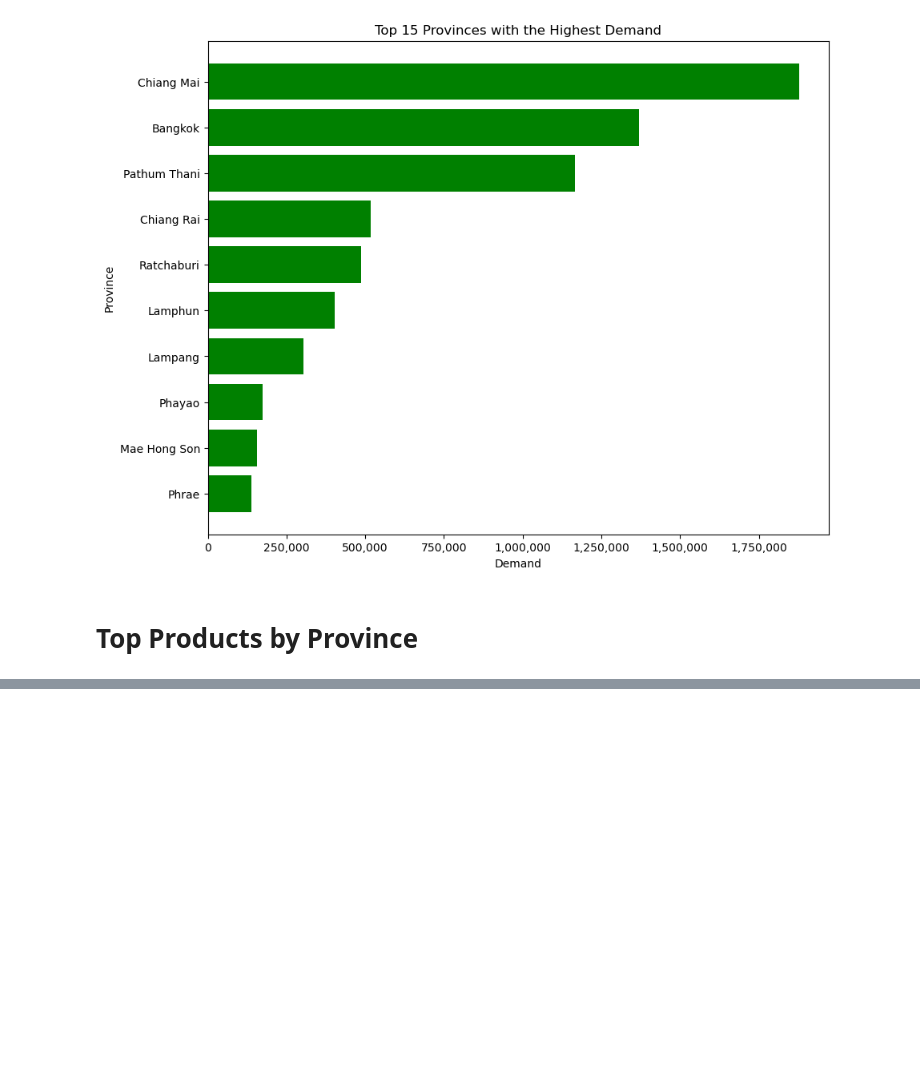
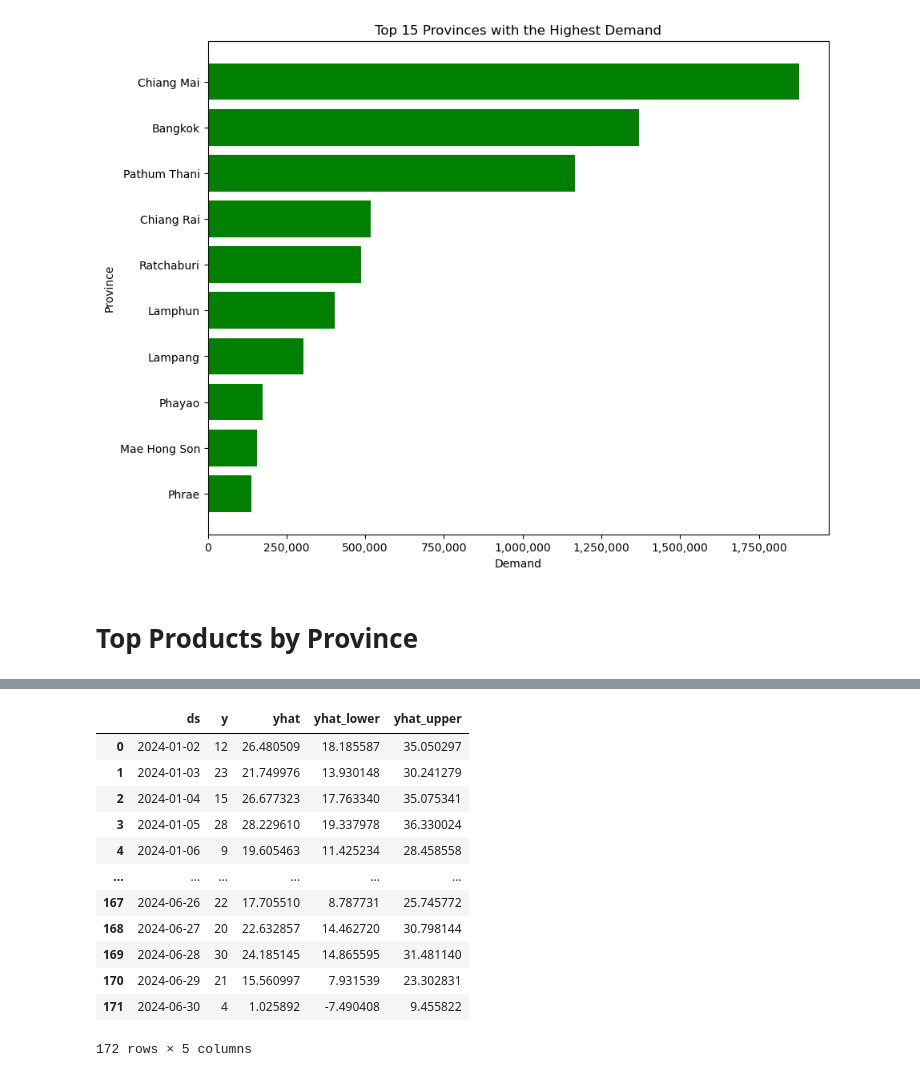
Before and after one commit to sebsvt/data-science-cmu-contest-2024, a Jupyter notebook: data-analysis/analysis-data.ipynb, the cells around one changed output, grey strips where cells are left out. Saved outputs shown, nothing was run; the diff lists cells and outputs as text; code cells hidden in the pictures; blank space fills up the shorter version.

```diff
--- a/data-analysis/analysis-data.ipynb
+++ b/data-analysis/analysis-data.ipynb
@@ -252,0 +324,17 @@ top_products_by_province
+# %%
+df_merged = pd.merge(grouped_data, predicted_data, on='ds')
+df_merged
+# %% [output]
+|  | ds | y | yhat | yhat_lower | yhat_upper |
+| 0 | 2024-01-02 | 12 | 26.480509 | 18.185587 | 35.050297 |
+| 1 | 2024-01-03 | 23 | 21.749976 | 13.930148 | 30.241279 |
+| 2 | 2024-01-04 | 15 | 26.677323 | 17.763340 | 35.075341 |
+| 3 | 2024-01-05 | 28 | 28.229610 | 19.337978 | 36.330024 |
+| 4 | 2024-01-06 | 9 | 19.605463 | 11.425234 | 28.458558 |
+| ... | ... | ... | ... | ... | ... |
+| 167 | 2024-06-26 | 22 | 17.705510 | 8.787731 | 25.745772 |
+| 168 | 2024-06-27 | 20 | 22.632857 | 14.462720 | 30.798144 |
+| 169 | 2024-06-28 | 30 | 24.185145 | 14.865595 | 31.481140 |
+| 170 | 2024-06-29 | 21 | 15.560997 | 7.931539 | 23.302831 |
+| 171 | 2024-06-30 | 4 | 1.025892 | -7.490408 | 9.455822 |
+172 rows × 5 columns
```
Also changed, not shown: parts of 17 cells of this notebook, 20 other files.
